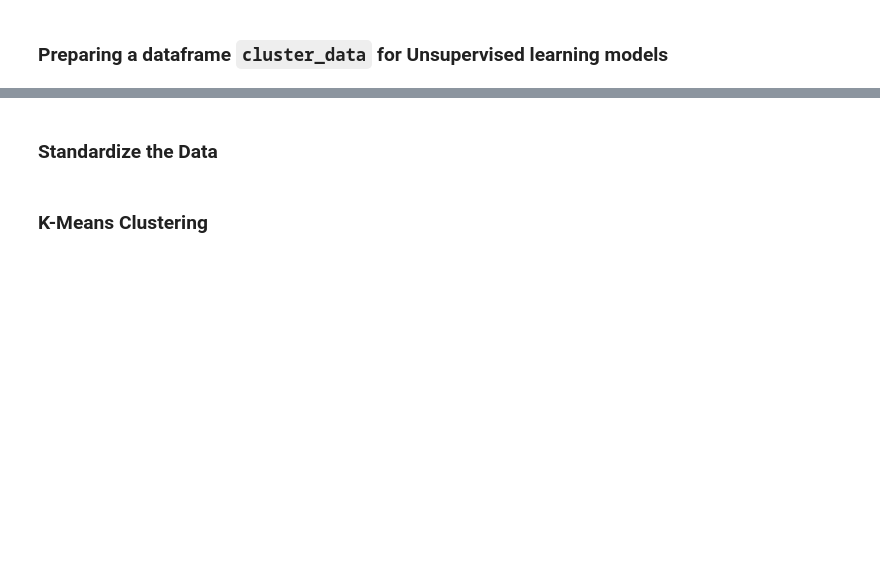
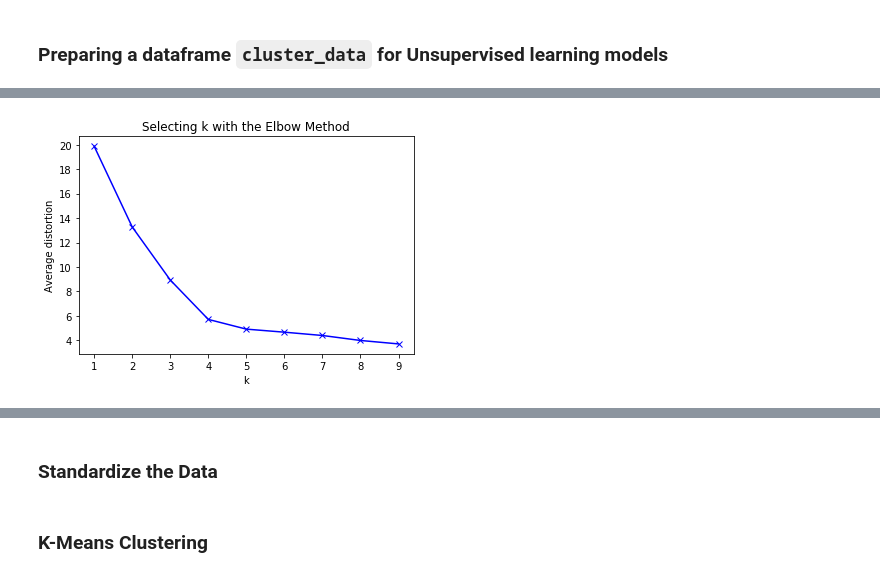
Before and after one commit to rezaadle/food-mama-project, a Jupyter notebook: mama-test.ipynb, the cells around one changed output, grey strips where cells are left out. Cells and saved outputs as stored; diff of their text form; code cells hidden in the pictures; blank space fills up the shorter version.

```diff
--- a/mama-test.ipynb
+++ b/mama-test.ipynb
@@ -110,0 +126,22 @@ plt.show()
+# %%
+X = cluster_data.drop(['recipe_id'], axis=1)
+
+# Finding optimal no. of clusters
+from scipy.spatial.distance import cdist
+clusters = range(1,10)
+meanDistortions = []
+
+from sklearn.cluster import KMeans
+for k in clusters:
+    model = KMeans(n_clusters=k)
+    model.fit(X)
+    prediction = model.predict(X)
+    meanDistortions.append( sum(np.min(cdist(X, model.cluster_centers_, 'euclidean'), axis=1)) / X.shape[0] )
+
+plt.plot(clusters, meanDistortions, 'bx-')
+plt.xlabel('k')
+plt.ylabel('Average distortion')
+plt.title('Selecting k with the Elbow Method')
+plt.show()
+# %% [output]
+[figure, added]
```
Also changed, not shown: parts of 25 cells of this notebook, 2 other files.
